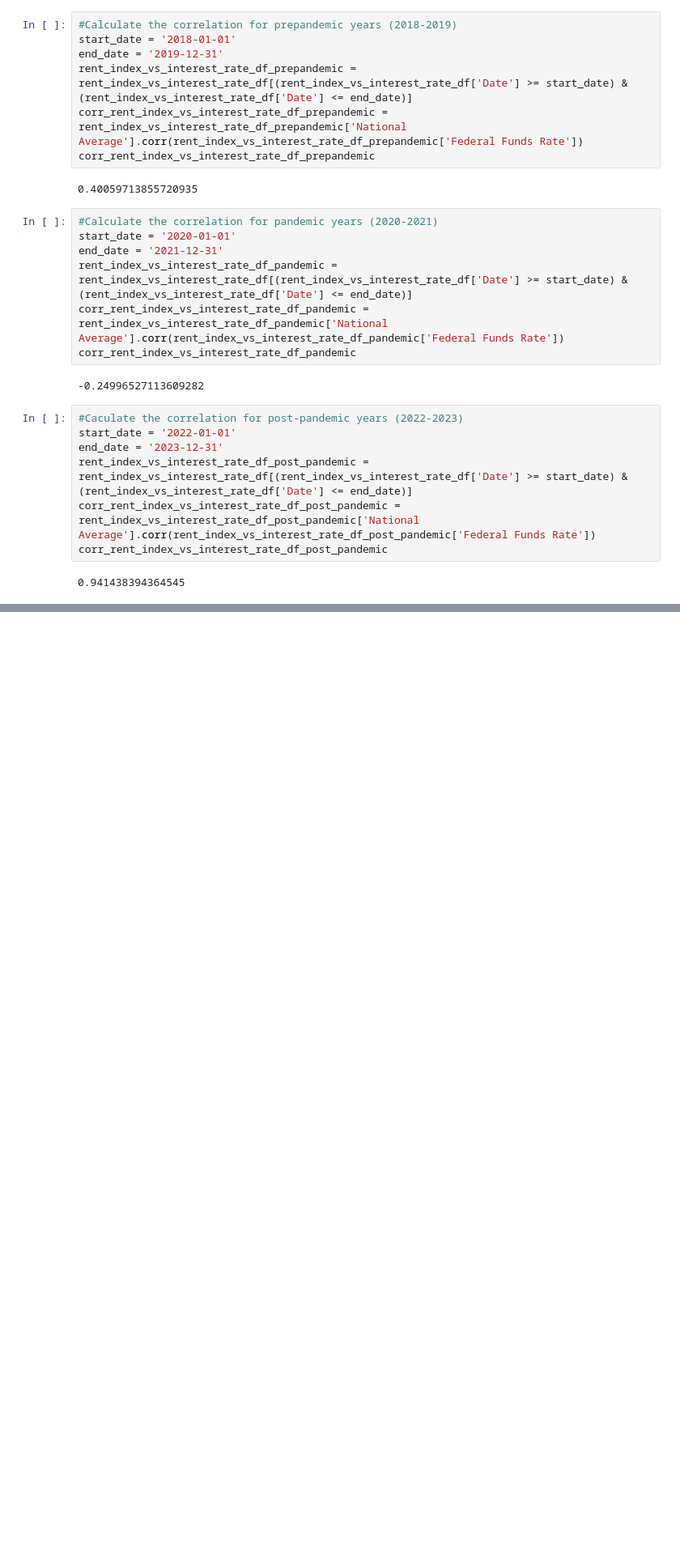
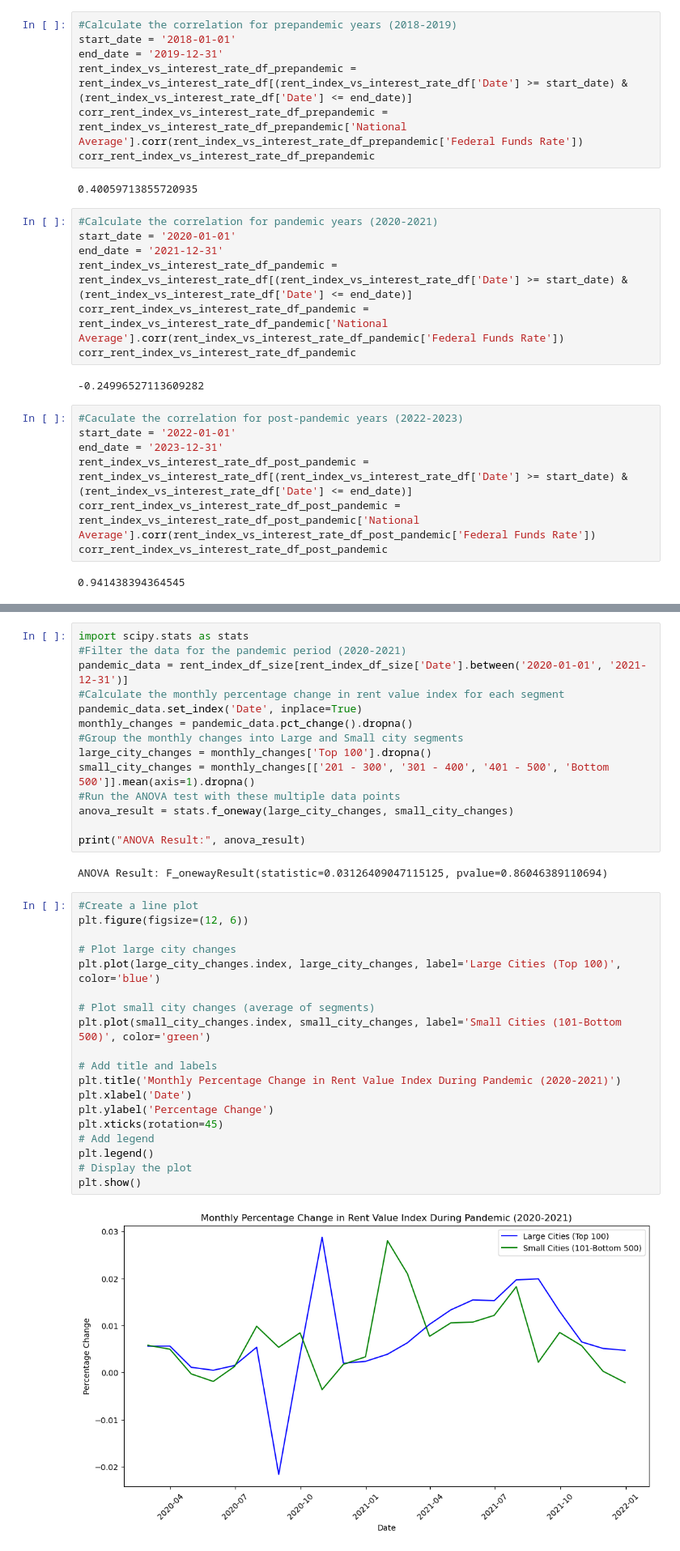
Before and after one commit to RobHuibregtse/Data_Analytics_Project1, a Jupyter notebook: Code/Hypothesis2Code.ipynb, the cells around one changed output, grey strips where cells are left out. Shown at 81% size. Cells and saved outputs as stored; diff of their text form; blank space fills up the shorter version.

```diff
--- a/Code/Hypothesis2Code.ipynb
+++ b/Code/Hypothesis2Code.ipynb
@@ -208,0 +212,37 @@ plt.show()
+# %%
+import scipy.stats as stats
+#Filter the data for the pandemic period (2020-2021)
+pandemic_data = rent_index_df_size[rent_index_df_size['Date'].between('2020-01-01', '2021-12-31')]
+#Calculate the monthly percentage change in rent value index for each segment
+pandemic_data.set_index('Date', inplace=True)
+monthly_changes = pandemic_data.pct_change().dropna()
+#Group the monthly changes into Large and Small city segments
+large_city_changes = monthly_changes['Top 100'].dropna()
+small_city_changes = monthly_changes[['201 - 300', '301 - 400', '401 - 500', 'Bottom 500']].mean(axis=1).dropna()
+#Run the ANOVA test with these multiple data points
+anova_result = stats.f_oneway(large_city_changes, small_city_changes)
+
+print("ANOVA Result:", anova_result)
+# %% [output]
+ANOVA Result: F_onewayResult(statistic=0.03126409047115125, pvalue=0.86046389110694)
+# %%
+#Create a line plot
+plt.figure(figsize=(12, 6))
+
+# Plot large city changes
+plt.plot(large_city_changes.index, large_city_changes, label='Large Cities (Top 100)', color='blue')
+
+# Plot small city changes (average of segments)
+plt.plot(small_city_changes.index, small_city_changes, label='Small Cities (101-Bottom 500)', color='green')
+
+# Add title and labels
+plt.title('Monthly Percentage Change in Rent Value Index During Pandemic (2020-2021)')
+plt.xlabel('Date')
+plt.ylabel('Percentage Change')
+plt.xticks(rotation=45)
+# Add legend
+plt.legend()
+# Display the plot
+plt.show()
+# %% [output]
+[figure, added]
```
Also changed, not shown: parts of 2 cells of this notebook.
